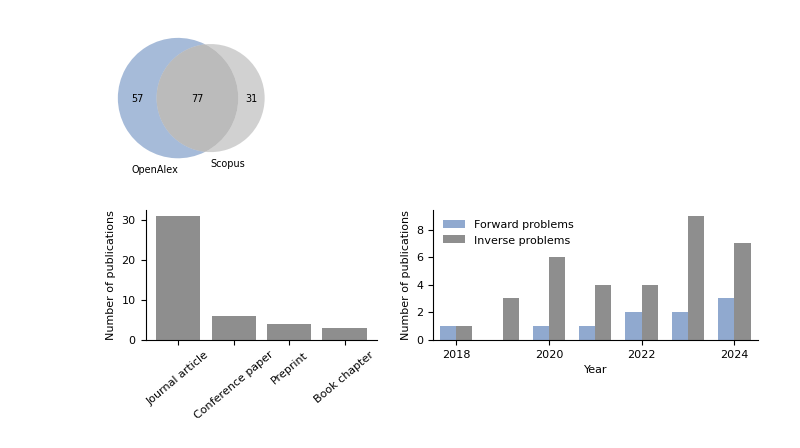
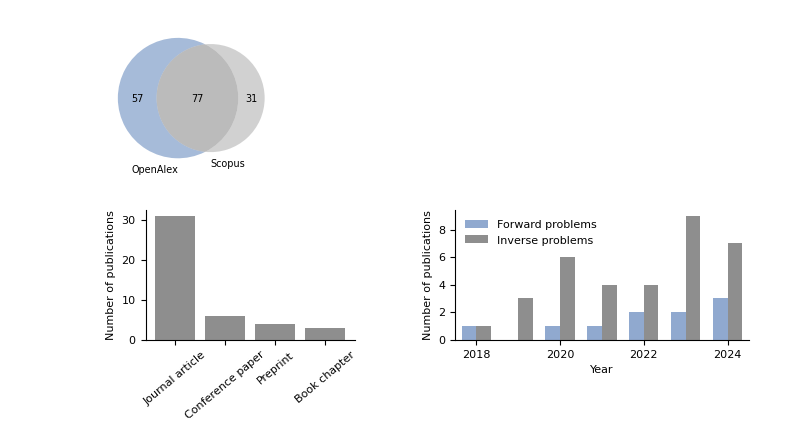
Before and after one commit to oscar-rincon/Review-Seismic-Waves, a Jupyter notebook: main/analysis_duplicates/analysis_duplicates.ipynb, the cells around one changed output. Cells and saved outputs as stored; diff of their text form; code cells hidden in the pictures.

```diff
--- a/main/analysis_duplicates/analysis_duplicates.ipynb
+++ b/main/analysis_duplicates/analysis_duplicates.ipynb
@@ -161,11 +161,11 @@ inverse_vals = [inverse_counts.get(y, 0) for y in years]
 x = np.array(years)
 
 # === Figure (EXACT WIDTH) ==================================
-fig = plt.figure(figsize=(6.8, 2.0))  # ← THIS WILL NOW BE RESPECTED
+fig = plt.figure(figsize=(6.7, 2.0))  # ← THIS WILL NOW BE RESPECTED
 gs = GridSpec(1, 2, width_ratios=[1, 1.4], figure=fig)
 
 # Manual spacing (journal-safe)
-fig.subplots_adjust(left=0.08, right=0.98, bottom=0.30, top=0.95, wspace=0.20)
+fig.subplots_adjust(left=0.08, right=0.98, bottom=0.30, top=0.95, wspace=0.40)
 
 # === Left panel ============================================
 ax1 = fig.add_subplot(gs[0, 0])
@@ -176,32 +176,32 @@ ax1.tick_params(axis='x', rotation=40, labelsize=8)
 ax1.tick_params(axis='y', labelsize=8)
 
 ax1.spines['top'].set_visible(False)
 ax1.spines['right'].set_visible(False)
 
 # === Right panel ===========================================
 ax2 = fig.add_subplot(gs[0, 1])
 ax2.bar(x - bar_width/2, forward_vals, width=bar_width,
         color=color_forward, label='Forward problems')
 ax2.bar(x + bar_width/2, inverse_vals, width=bar_width,
         color=color_inverse, label='Inverse problems')
 
 ax2.set_xlabel("Year", fontsize=8)
 ax2.set_ylabel("Number of publications", fontsize=8)
 ax2.set_xticks(np.arange(min(years), max(years)+1, 2))
 ax2.set_xlim(min(years)-0.5, max(years)+0.5)
 
 ax2.tick_params(axis='both', labelsize=8)
 ax2.legend(frameon=False, fontsize=8, loc='upper left')
 
 ax2.spines['top'].set_visible(False)
 ax2.spines['right'].set_visible(False)
 
 # === Save ==================================================
 plt.savefig(
-    'figs/item_types_and_publications_per_year.pdf',
+    'figs/item_types_and_publications_per_year.svg',
     dpi=300,
     bbox_inches='tight'  # trims whitespace without resizing figure
 )
 plt.show()
 # %% [output]
-[figure, old version]
+[figure, new version]
```
Also changed, not shown: 4 other files.
